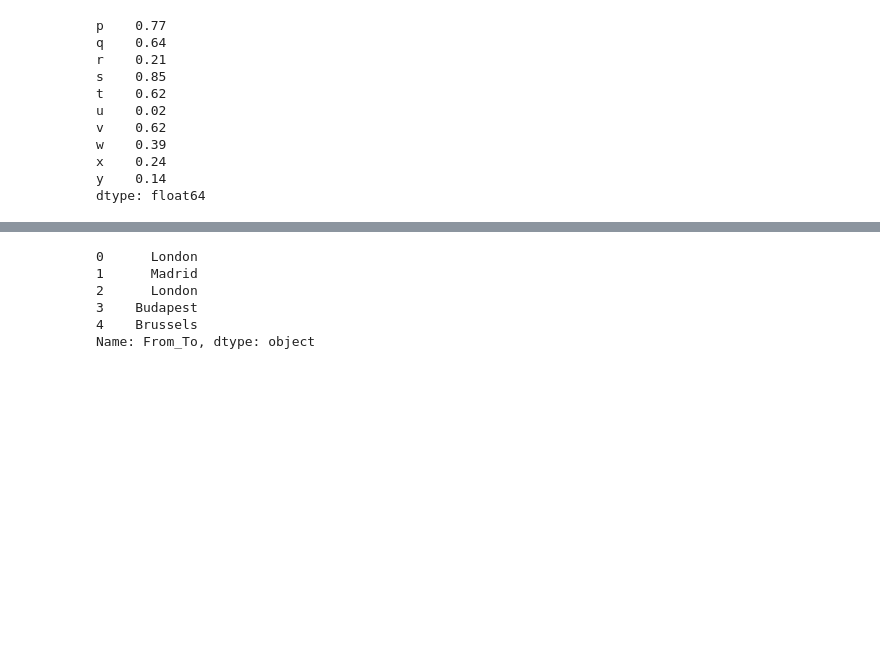
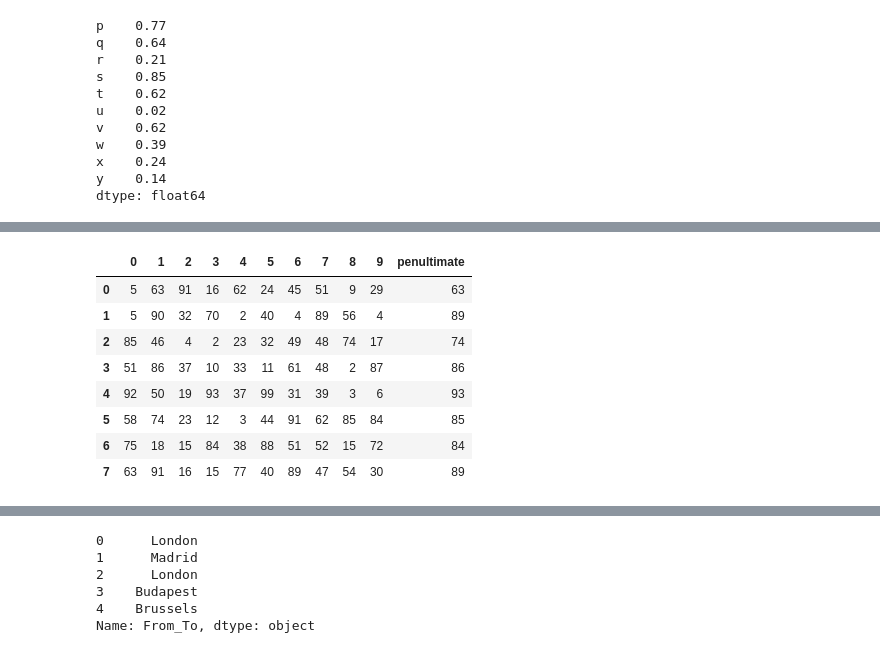
Before and after one commit to Tikhvinskiy/Courses, a Jupyter notebook: stepik-PandasNumpyPractice/Stepik-Pandas_Numpy_practice.ipynb, the cells around one changed output, grey strips where cells are left out. Saved outputs shown, nothing was run; the diff lists cells and outputs as text; code cells hidden in the pictures; blank space fills up the shorter version.

```diff
--- a/stepik-PandasNumpyPractice/Stepik-Pandas_Numpy_practice.ipynb
+++ b/stepik-PandasNumpyPractice/Stepik-Pandas_Numpy_practice.ipynb
@@ -1440,0 +1506,15 @@ dtype: float64
+# %%
+df = pd.DataFrame(np.random.RandomState(25).randint(1,100, 80).reshape(8, -1))
+
+df["penultimate"] = df.apply(lambda x: x[x != x.max()].max(), axis=1)
+df
+# %% [output]
+|  | 0 | 1 | 2 | 3 | 4 | 5 | 6 | 7 | 8 | 9 | penultimate |
+| 0 | 5 | 63 | 91 | 16 | 62 | 24 | 45 | 51 | 9 | 29 | 63 |
+| 1 | 5 | 90 | 32 | 70 | 2 | 40 | 4 | 89 | 56 | 4 | 89 |
+| 2 | 85 | 46 | 4 | 2 | 23 | 32 | 49 | 48 | 74 | 17 | 74 |
+| 3 | 51 | 86 | 37 | 10 | 33 | 11 | 61 | 48 | 2 | 87 | 86 |
+| 4 | 92 | 50 | 19 | 93 | 37 | 99 | 31 | 39 | 3 | 6 | 93 |
+| 5 | 58 | 74 | 23 | 12 | 3 | 44 | 91 | 62 | 85 | 84 | 85 |
+| 6 | 75 | 18 | 15 | 84 | 38 | 88 | 51 | 52 | 15 | 72 | 84 |
+| 7 | 63 | 91 | 16 | 15 | 77 | 40 | 89 | 47 | 54 | 30 | 89 |
```
Also changed, not shown: parts of 121 cells of this notebook.
